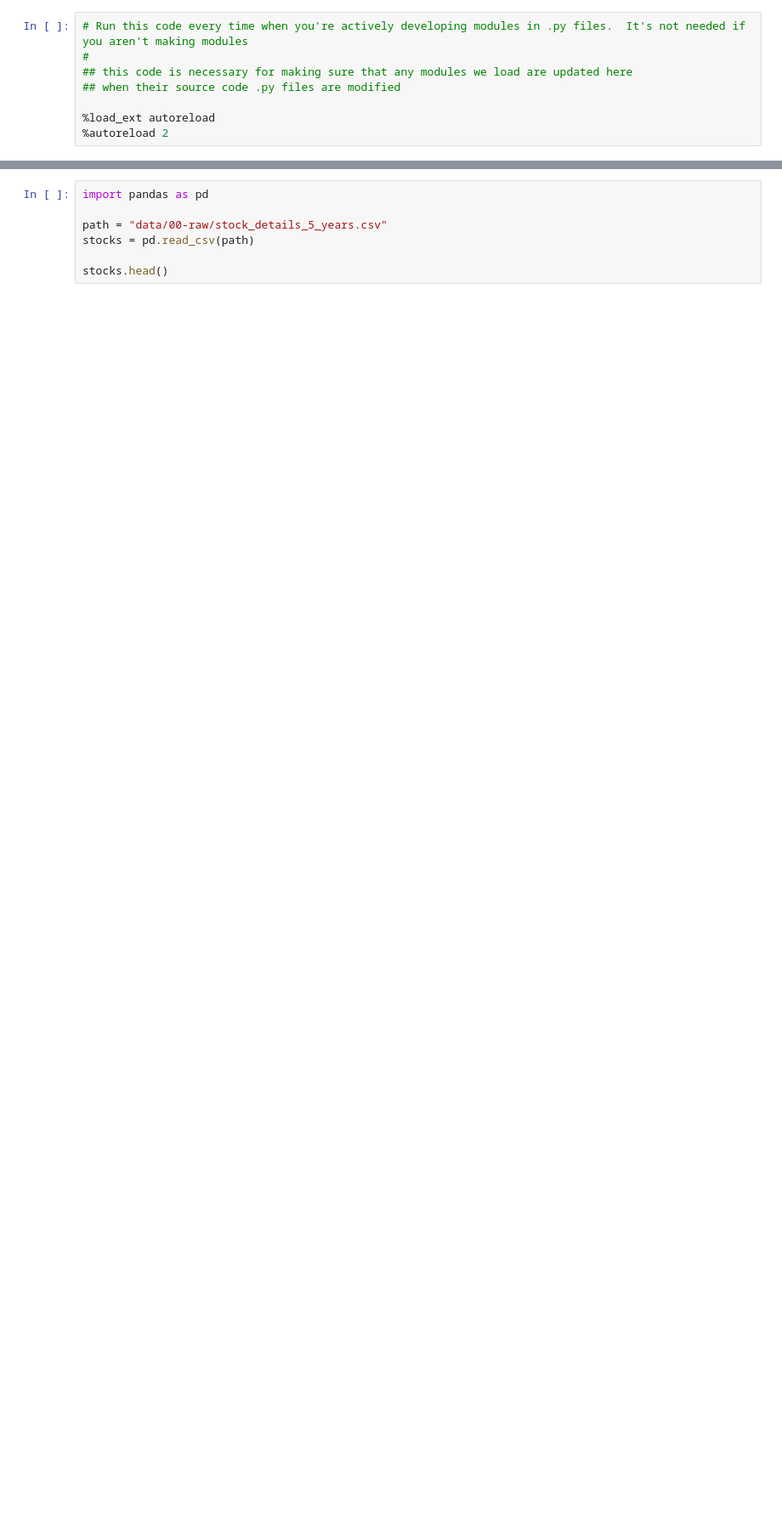
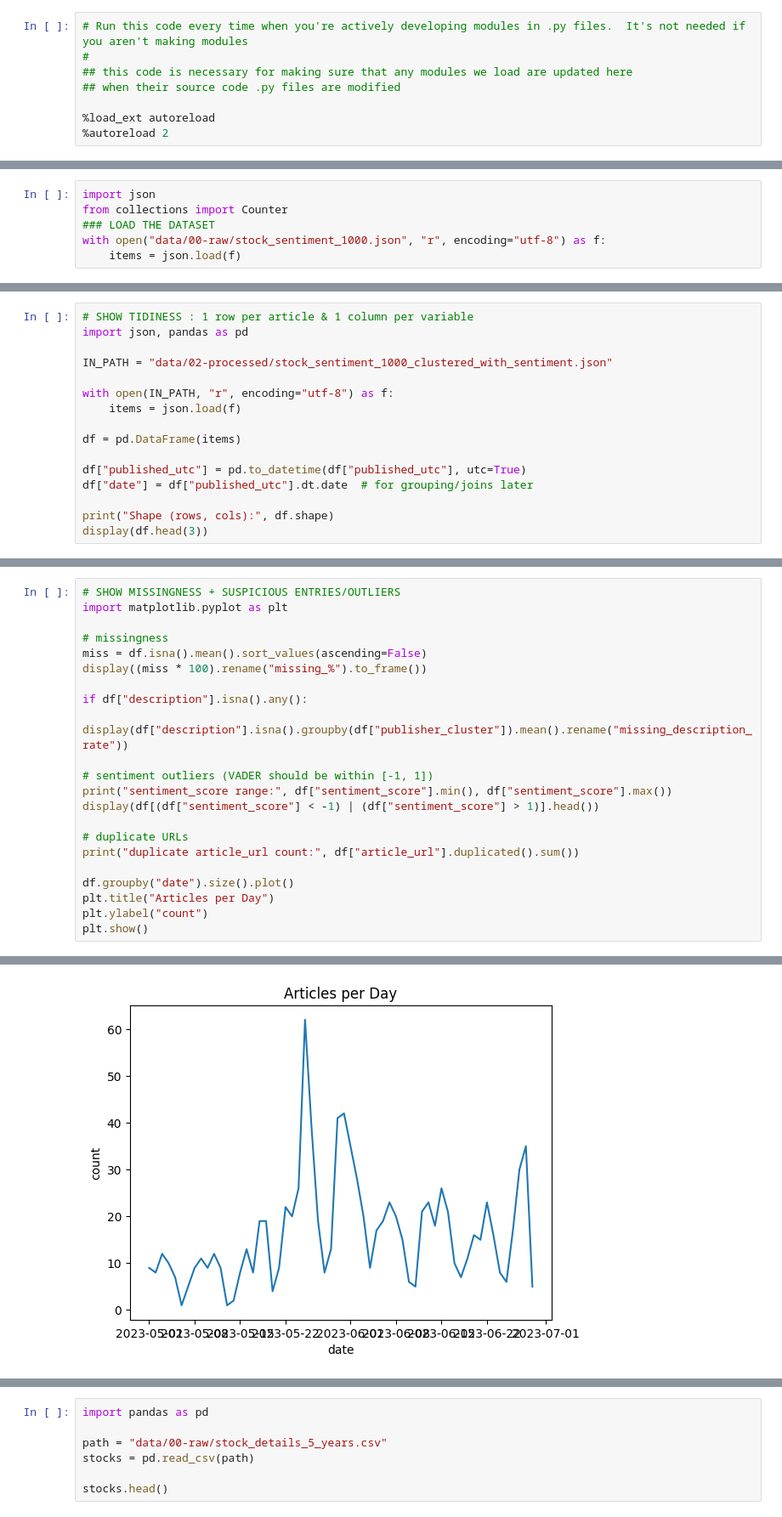
Before and after one commit to COGS108/Group137_WI26, a Jupyter notebook: 01-DataCheckpoint.ipynb, the cells around one changed output, grey strips where cells are left out. Shown at 85% size. Saved outputs shown, nothing was run; the diff lists cells and outputs as text; blank space fills up the shorter version.

Commit message:
Dataset 1 Data Checkpoint

```diff
--- a/01-DataCheckpoint.ipynb
+++ b/01-DataCheckpoint.ipynb
@@ -140,0 +142,6 @@ Instructions:
+# %%
+import json
+from collections import Counter
+### LOAD THE DATASET
+with open("data/00-raw/stock_sentiment_1000.json", "r", encoding="utf-8") as f:
+    items = json.load(f)
@@ -140,0 +226,16 @@ Instructions:
+# %%
+# SHOW TIDINESS : 1 row per article & 1 column per variable
+import json, pandas as pd
+
+IN_PATH = "data/02-processed/stock_sentiment_1000_clustered_with_sentiment.json"
+
+with open(IN_PATH, "r", encoding="utf-8") as f:
+    items = json.load(f)
+
+df = pd.DataFrame(items)
+
+df["published_utc"] = pd.to_datetime(df["published_utc"], utc=True)
+df["date"] = df["published_utc"].dt.date  # for grouping/joins later
+
+print("Shape (rows, cols):", df.shape)
+display(df.head(3))
@@ -140,0 +248,23 @@ Instructions:
+# %%
+# SHOW MISSINGNESS + SUSPICIOUS ENTRIES/OUTLIERS
+import matplotlib.pyplot as plt
+
+# missingness
+miss = df.isna().mean().sort_values(ascending=False)
+display((miss * 100).rename("missing_%").to_frame())
+
+if df["description"].isna().any():
+    display(df["description"].isna().groupby(df["publisher_cluster"]).mean().rename("missing_description_rate"))
+
+# sentiment outliers (VADER should be within [-1, 1])
+print("sentiment_score range:", df["sentiment_score"].min(), df["sentiment_score"].max())
+display(df[(df["sentiment_score"] < -1) | (df["sentiment_score"] > 1)].head())
+
+# duplicate URLs
+print("duplicate article_url count:", df["article_url"].duplicated().sum())
+
+df.groupby("date").size().plot()
+plt.title("Articles per Day")
+plt.ylabel("count")
+plt.show()
+# %% [output]
@@ -140,0 +293 @@ Instructions:
+[figure, added]
```
Also changed, not shown: parts of 14 cells of this notebook, 7 other files.
